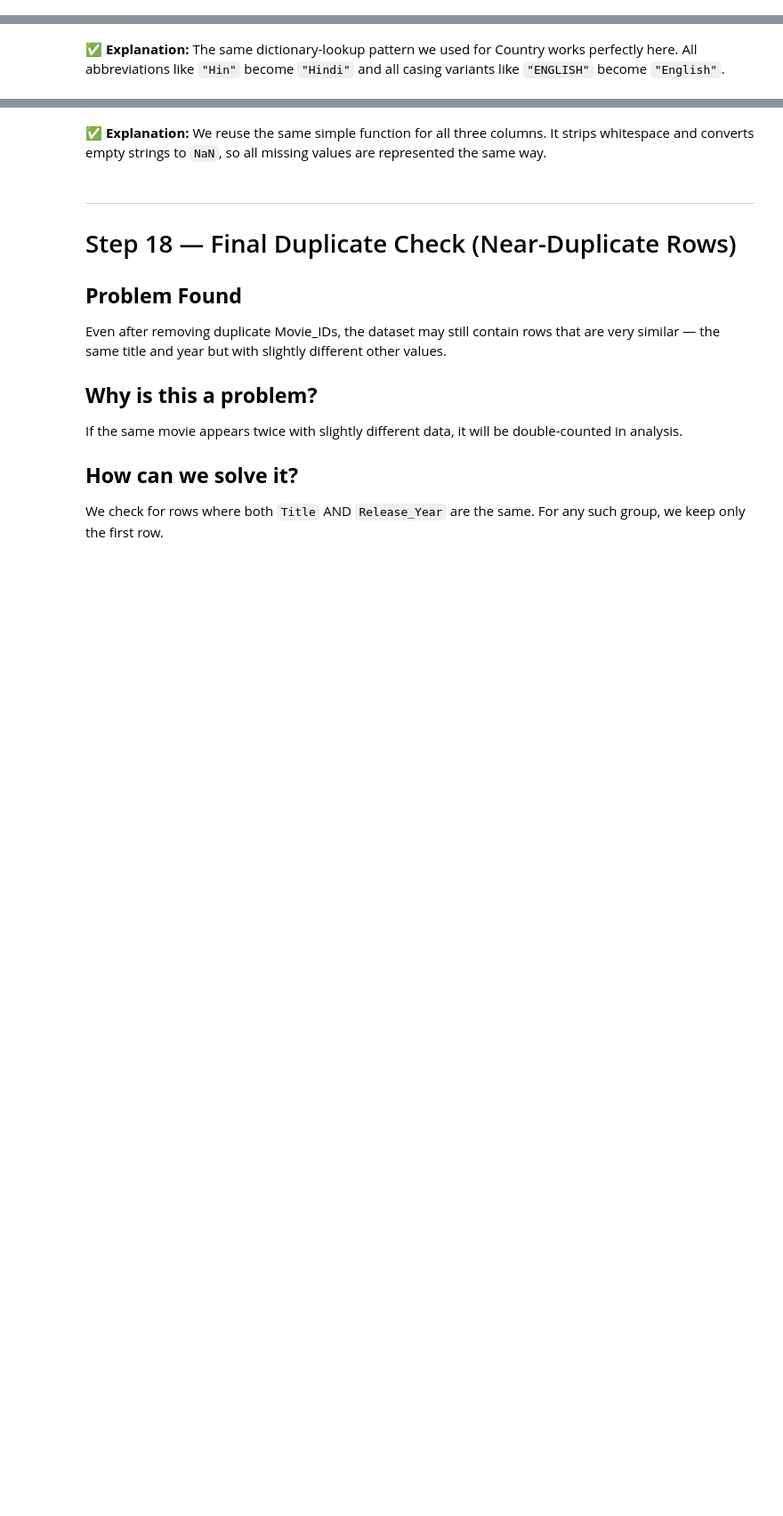
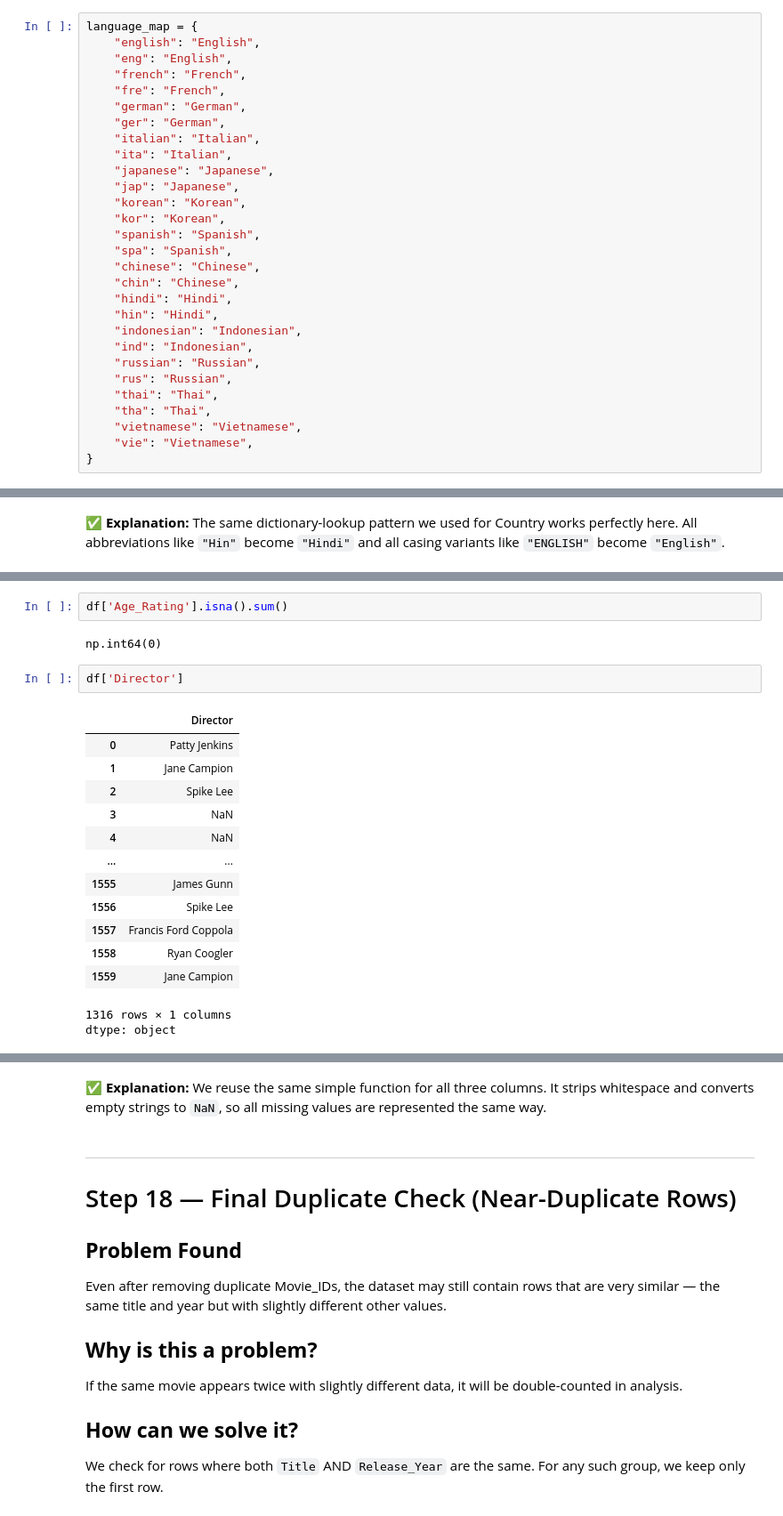
Before and after one commit to suyogy1-bot/Numpy, a Jupyter notebook: Class_notes/netflix_cleaning.ipynb, the cells around one changed output, grey strips where cells are left out. Shown at 89% size. Saved outputs shown, nothing was run; the diff lists cells and outputs as text; blank space fills up the shorter version.

```diff
--- a/Class_notes/netflix_cleaning.ipynb
+++ b/Class_notes/netflix_cleaning.ipynb
@@ -1292,0 +1398,29 @@ Build a dictionary mapping abbreviations and incorrect casings to the full, prop
+# %%
+language_map = {
+    "english": "English",
+    "eng": "English",
+    "french": "French",
+    "fre": "French",
+    "german": "German",
+    "ger": "German",
+    "italian": "Italian",
+    "ita": "Italian",
+    "japanese": "Japanese",
+    "jap": "Japanese",
+    "korean": "Korean",
+    "kor": "Korean",
+    "spanish": "Spanish",
+    "spa": "Spanish",
+    "chinese": "Chinese",
+    "chin": "Chinese",
+    "hindi": "Hindi",
+    "hin": "Hindi",
+    "indonesian": "Indonesian",
+    "ind": "Indonesian",
+    "russian": "Russian",
+    "rus": "Russian",
+    "thai": "Thai",
+    "tha": "Thai",
+    "vietnamese": "Vietnamese",
+    "vie": "Vietnamese",
+}
@@ -1312,0 +1515,21 @@ Build a dictionary mapping abbreviations and incorrect casings to the full, prop
+# %%
+df['Age_Rating'].isna().sum()
+# %% [output]
+np.int64(0)
+# %%
+df['Director']
+# %% [output]
+|  | Director |
+| 0 | Patty Jenkins |
+| 1 | Jane Campion |
+| 2 | Spike Lee |
+| 3 | NaN |
+| 4 | NaN |
+| ... | ... |
+| 1555 | James Gunn |
+| 1556 | Spike Lee |
+| 1557 | Francis Ford Coppola |
+| 1558 | Ryan Coogler |
+| 1559 | Jane Campion |
+1316 rows × 1 columns
+dtype: object
```
Also changed, not shown: parts of 37 cells of this notebook.
